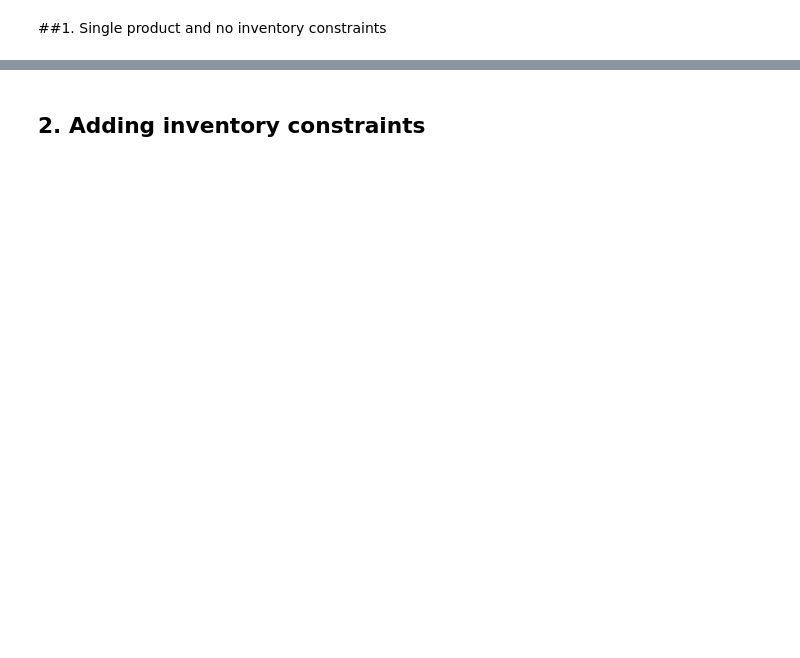
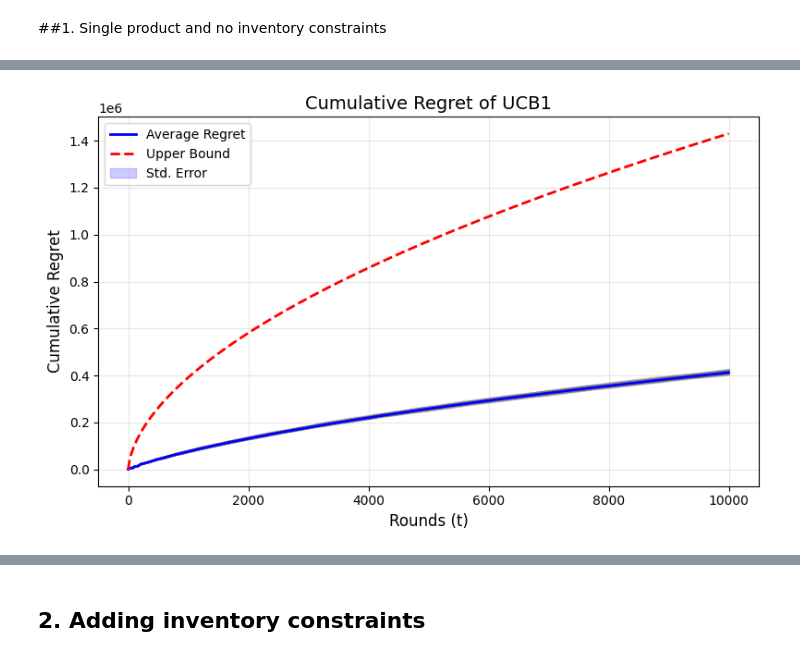
Before and after one commit to alessandrom10/Online_Learning_Applications_Project, a Jupyter notebook: Req_1/Req_1.ipynb, the cells around one changed output, grey strips where cells are left out. Drawn from its saved outputs; the diff is of its cells as text; code cells hidden in the pictures; blank space fills up the shorter version.

```diff
--- a/Req_1/Req_1.ipynb
+++ b/Req_1/Req_1.ipynb
@@ -12,8 +12,6 @@ import numpy as np
 import matplotlib.pyplot as plt
 # %% [markdown]
 stochastic environment for our regret :
-# %%
-conversion_probability = lambda p: 1-p/20
 # %%
 class PricingEnvironment:
     def __init__(self, conversion_probability, cost):
@@ -24,6 +22,3 @@ class PricingEnvironment:
         d_t = np.random.binomial(n_t, self.conversion_probability(p_t))
         r_t = (p_t - self.cost)*d_t
         return d_t, r_t
-# %%
-env = PricingEnvironment(conversion_probability=conversion_probability, cost=5)
-env.round(10, 100)
@@ -49,7 +42,7 @@ class UCB1Agent:
         if self.t < self.K:
             self.a_t = self.t
         else:
-            ucbs = self.average_rewards + self.range*np.sqrt(2*np.log(self.T)/self.N_pulls)
+            ucbs = self.average_rewards + self.range*np.sqrt(2*np.log(self.t+1)/(self.N_pulls + 1e-6))
             self.a_t = np.argmax(ucbs)
         return self.a_t
 
@@ -150,0 +86,72 @@ plt.show();
+# %%
+n_trials = 100
+
+regret_per_trial = []
+regret_ratio_trials = []
+
+best = 0
+l_rt = 0
+
+for seed in range(n_trials):
+    np.random.seed(seed)
+    env = PricingEnvironment(conversion_probability=conversion_probability, cost=cost)
+
+    # Use the *max achievable profit per round* as reward range
+    ucb_agent = UCB1Agent(K, T, range=max(profit_curve))
+
+    agent_rewards = []
+
+    for t in range(T):
+        pi_t = ucb_agent.pull_arm()      # the agent returns the index
+        p_t = prices[pi_t]              # actual price
+        d_t, r_t = env.round(p_t, n_customers)
+        ucb_agent.update(r_t)
+
+        if r_t > l_rt :
+            best = p_t
+
+        agent_rewards.append(r_t)
+
+    agent_rewards = np.array(agent_rewards)
+
+    # Cumulative regret
+    cumulative_regret = np.cumsum(expected_clairvoyant_rewards - agent_rewards)
+    regret_per_trial.append(cumulative_regret)
+
+    # Define regret ratio as final cumulative regret over clairvoyant reward
+    regret_ratio_trials.append(cumulative_regret / (np.arange(1, T+1)))
+
+# Convert to arrays
+regret_per_trial = np.array(regret_per_trial)
+regret_ratio_trials = np.array(regret_ratio_trials) # Convert to array
+avg_regret_ratio = regret_ratio_trials.mean(axis=0) # Calculate mean across trials
+regret_ratio_sd = regret_ratio_trials.std(axis=0) # Calculate std dev across trials
+average_regret = regret_per_trial.mean(axis=0)
+regret_sd = regret_per_trial.std(axis=0)
+
+# theorethical curve
+t_values = np.arange(1,T+1)
+R = max(profit_curve)  # max achievable expected profit per round (clairvoyant per-round)
+bound = R * np.sqrt(2 * K * t_values * np.log(t_values))
+
+# Plot
+plt.figure(figsize=(8,5))
+for i in range(n_trials):
+    plt.plot(np.arange(T), regret_per_trial[i], alpha=0.2, color="gray")
+
+plt.plot(np.arange(T), average_regret, color="blue", lw=2, label='Average Regret')
+plt.plot(np.arange(T), bound, color="red", lw=2, linestyle="--", label='Upper Bound')
+plt.fill_between(np.arange(T),
+                 average_regret - regret_sd/np.sqrt(n_trials),
+                 average_regret + regret_sd/np.sqrt(n_trials),
+                 color="blue", alpha=0.2, label='Std. Error')
+
+plt.title('Cumulative Regret of UCB1', fontsize=14)
+plt.xlabel('Rounds (t)', fontsize=12)
+plt.ylabel('Cumulative Regret', fontsize=12)
+plt.legend()
+plt.grid(alpha=0.3)
+plt.tight_layout()
+plt.show()
+# %% [output]
+[figure, added]
```
Also changed, not shown: parts of 14 cells of this notebook.
